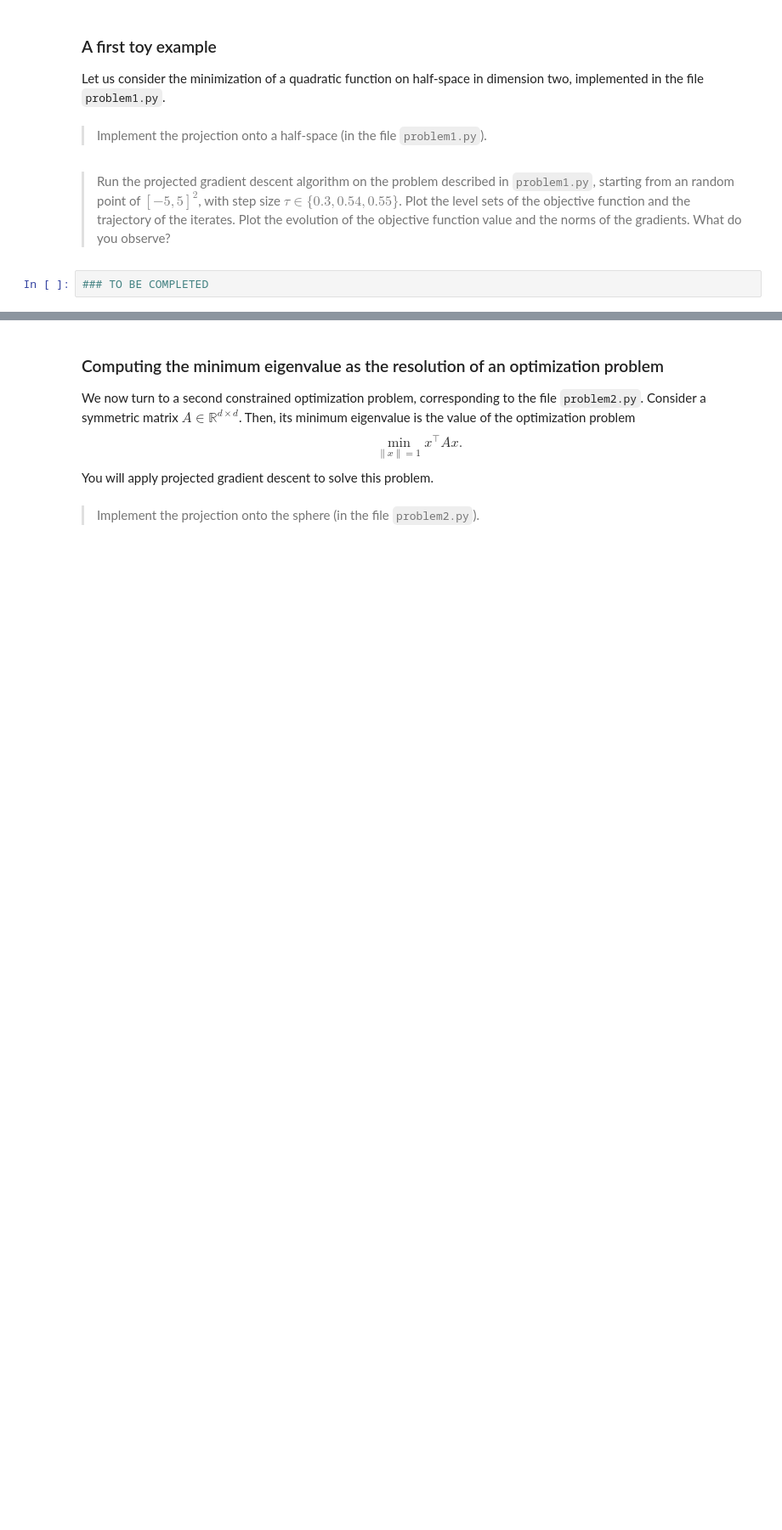
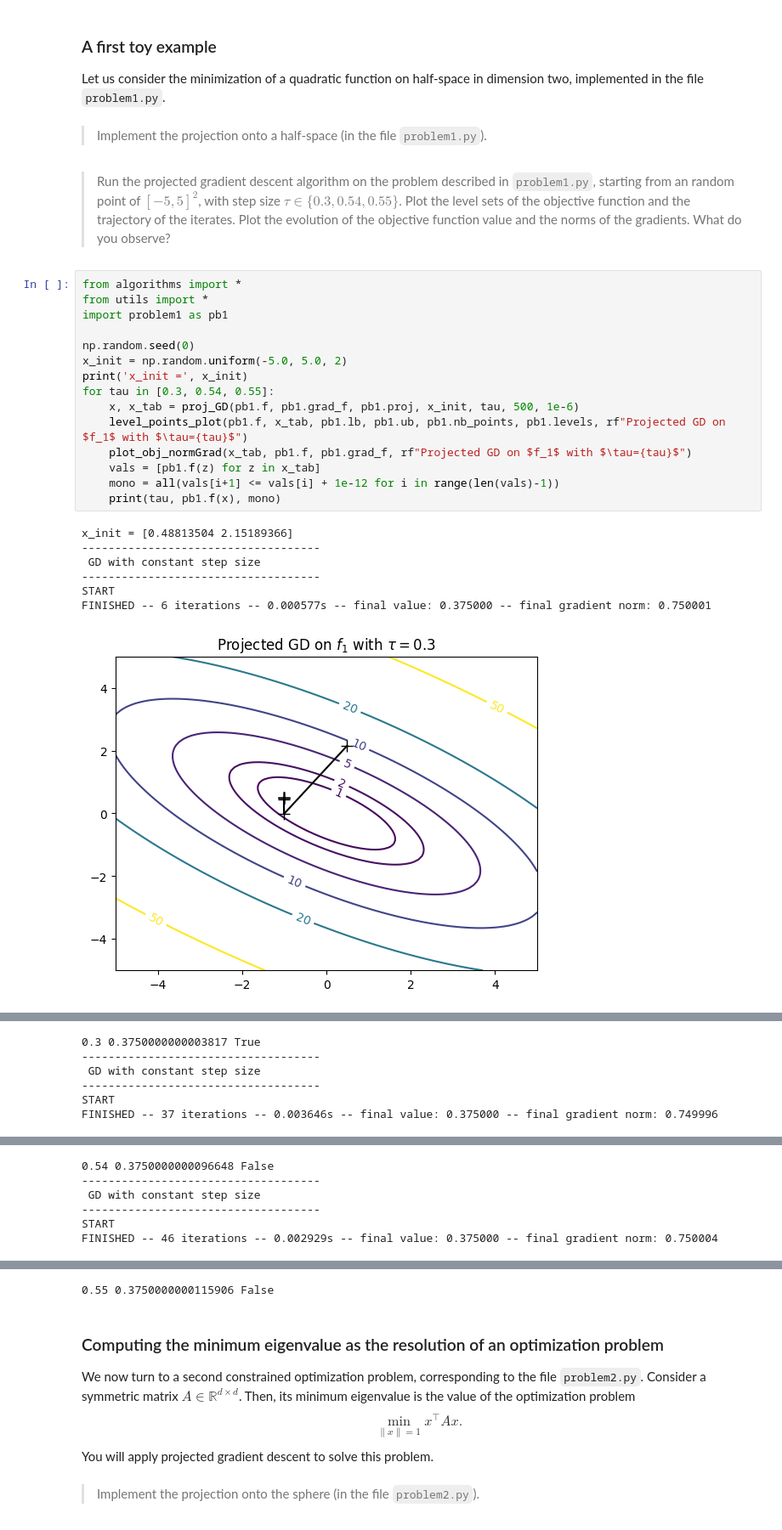
Before and after one commit to Malik-Hacini/M1AM, a Jupyter notebook: Optimization/TP/tp7/session7.ipynb, the cells around one changed output, grey strips where cells are left out. Shown at 85% size. Cells and saved outputs as stored; diff of their text form; blank space fills up the shorter version.

```diff
--- a/Optimization/TP/tp7/session7.ipynb
+++ b/Optimization/TP/tp7/session7.ipynb
@@ -50,4 +50,25 @@ Let us consider the minimization of a quadratic function on half-space in dimens
 # %% [markdown]
 > Run the projected gradient descent algorithm on the problem described in `problem1.py`, starting from an random point of $[-5,5]^2$, with step size $\tau \in \{0.3, 0.54, 0.55\}$. Plot the level sets of the objective function and the trajectory of the iterates. Plot the evolution of the objective function value and the norms of the gradients. What do you observe?
 # %%
-### TO BE COMPLETED
+from algorithms import *
+from utils import *
+import problem1 as pb1
+
+np.random.seed(0)
+x_init = np.random.uniform(-5.0, 5.0, 2)
+print('x_init =', x_init)
+for tau in [0.3, 0.54, 0.55]:
+    x, x_tab = proj_GD(pb1.f, pb1.grad_f, pb1.proj, x_init, tau, 500, 1e-6)
+    level_points_plot(pb1.f, x_tab, pb1.lb, pb1.ub, pb1.nb_points, pb1.levels, rf"Projected GD on $f_1$ with $\tau={tau}$")
+    plot_obj_normGrad(x_tab, pb1.f, pb1.grad_f, rf"Projected GD on $f_1$ with $\tau={tau}$")
+    vals = [pb1.f(z) for z in x_tab]
+    mono = all(vals[i+1] <= vals[i] + 1e-12 for i in range(len(vals)-1))
+    print(tau, pb1.f(x), mono)
+# %% [output]
+x_init = [0.48813504 2.15189366]
+------------------------------------
+ GD with constant step size
+------------------------------------
+START
+FINISHED -- 6 iterations -- 0.000577s -- final value: 0.375000 -- final gradient norm: 0.750001
+[figure, added]
@@ -53,0 +76,6 @@ Let us consider the minimization of a quadratic function on half-space in dimens
+0.3 0.3750000000003817 True
+------------------------------------
+ GD with constant step size
+------------------------------------
+START
+FINISHED -- 37 iterations -- 0.003646s -- final value: 0.375000 -- final gradient norm: 0.749996
@@ -53,0 +84,6 @@ Let us consider the minimization of a quadratic function on half-space in dimens
+0.54 0.3750000000096648 False
+------------------------------------
+ GD with constant step size
+------------------------------------
+START
+FINISHED -- 46 iterations -- 0.002929s -- final value: 0.375000 -- final gradient norm: 0.750004
@@ -54,3 +92,4 @@ Let us consider the minimization of a quadratic function on half-space in dimens
+0.55 0.3750000000115906 False
 # %% [markdown]
 ### Computing the minimum eigenvalue as the resolution of an optimization problem
 
```
Also changed, not shown: parts of 6 cells of this notebook, 20 other files.
